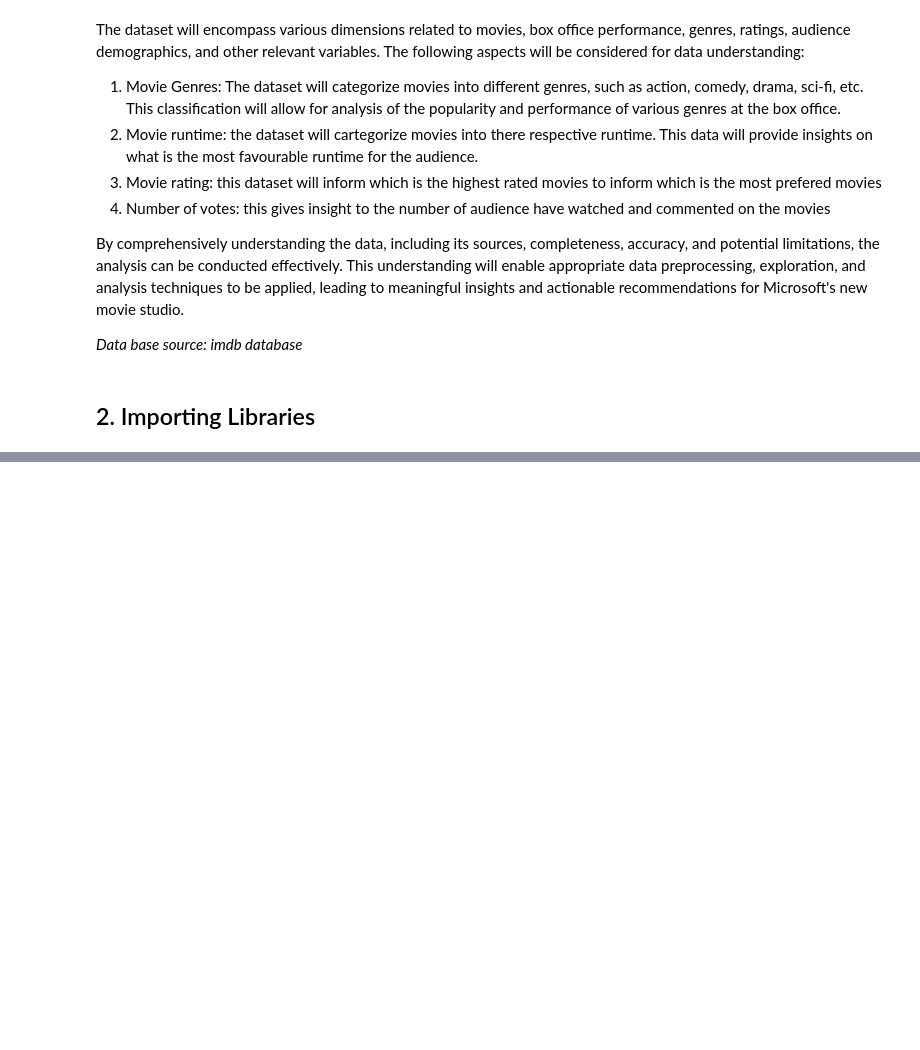
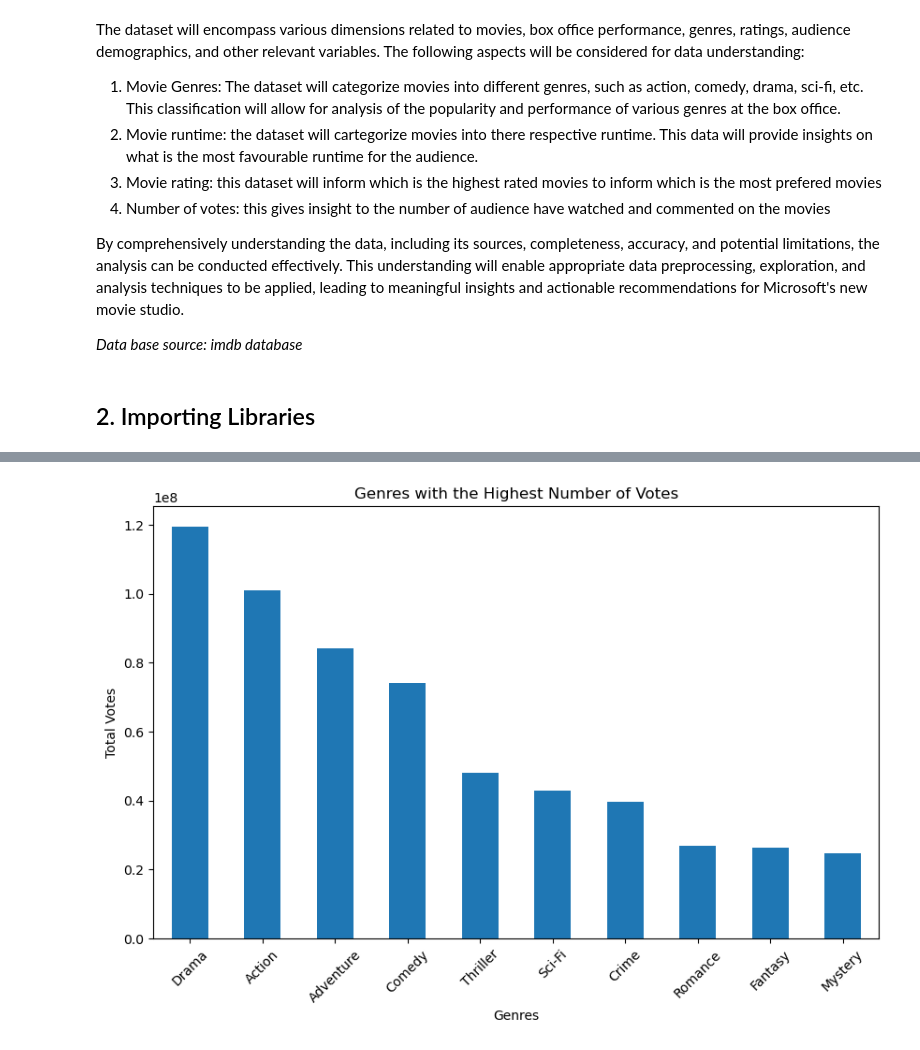
Before and after one commit to JosephMwaniki/PHASE_ONE_PROJECT, a Jupyter notebook: index.ipynb, the cells around one changed output, grey strips where cells are left out. Drawn from its saved outputs; the diff is of its cells as text; code cells hidden in the pictures; blank space fills up the shorter version.

```diff
--- a/index.ipynb
+++ b/index.ipynb
@@ -57,0 +187,5 @@ import sqlite3
+# %%
+# Genres with the highest number of votes
+popular_genres = expanded_records_df.groupby('genre')['numvotes'].sum().sort_values(ascending=False)
+print("\nGenre with the highest number of votes:")
+print(popular_genres.head())
@@ -57,0 +236,11 @@ import sqlite3
+# %%
+# Bar plot for genres with the highest number of votes
+plt.figure(figsize=(10, 6))
+popular_genres.head(10).plot(kind='bar')
+plt.title('Genres with the Highest Number of Votes')
+plt.xlabel('Genres')
+plt.ylabel('Total Votes')
+plt.xticks(rotation=45)
+plt.show()
+# %% [output]
+[figure, added]
```
Also changed, not shown: parts of 20 cells of this notebook.
